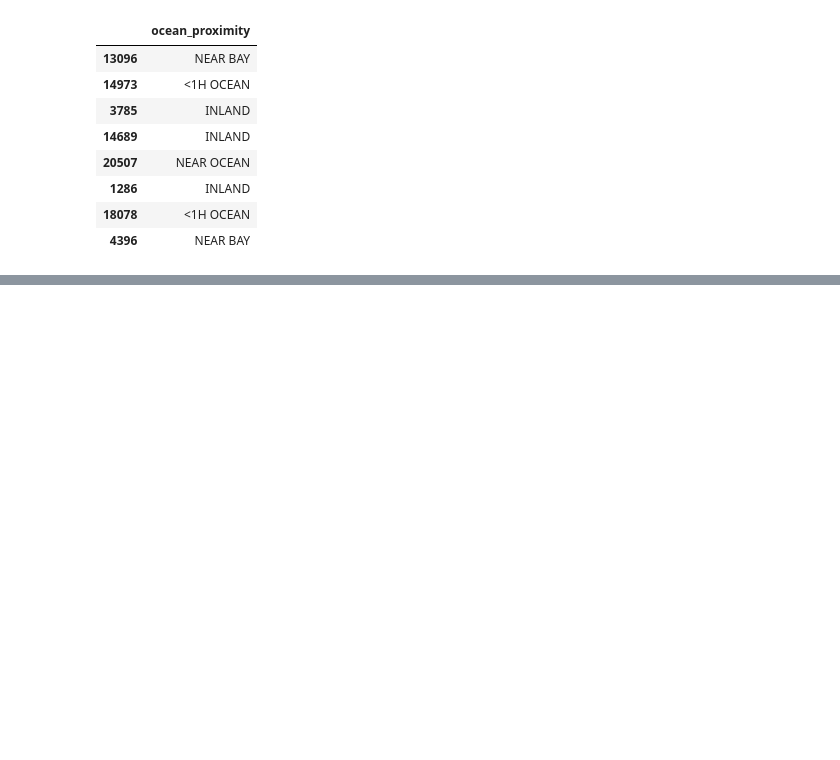
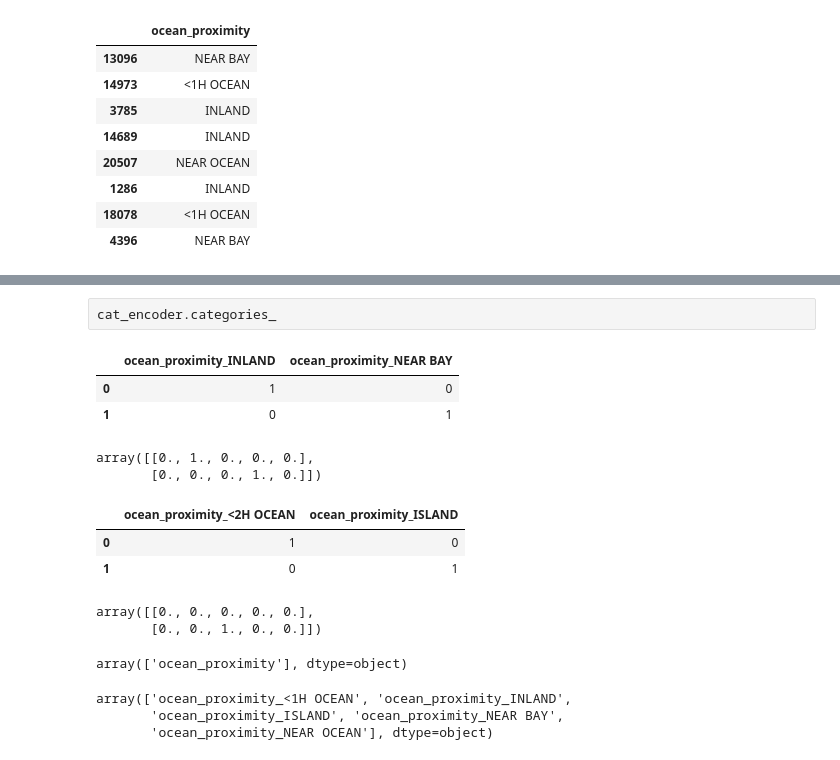
Before and after one commit to AiJared/HandsOnSklearn, a Jupyter notebook: Handson2.ipynb, the cells around one changed output, grey strips where cells are left out. Saved outputs shown, nothing was run; the diff lists cells and outputs as text; code cells hidden in the pictures; blank space fills up the shorter version.

```diff
--- a/Handson2.ipynb
+++ b/Handson2.ipynb
@@ -508,0 +569,37 @@ housing_cat.head(8)
+# %% [raw]
+cat_encoder.categories_
+# %%
+df_test = pd.DataFrame({"ocean_proximity": ["INLAND", "NEAR BAY"]})
+pd.get_dummies(df_test)
+# %% [output]
+|  | ocean_proximity_INLAND | ocean_proximity_NEAR BAY |
+| 0 | 1 | 0 |
+| 1 | 0 | 1 |
+# %%
+cat_encoder.transform(df_test)
+# %% [output]
+array([[0., 1., 0., 0., 0.],
+       [0., 0., 0., 1., 0.]])
+# %%
+df_test_unknown = pd.DataFrame({"ocean_proximity": ["<2H OCEAN", "ISLAND"]})
+pd.get_dummies(df_test_unknown)
+# %% [output]
+|  | ocean_proximity_<2H OCEAN | ocean_proximity_ISLAND |
+| 0 | 1 | 0 |
+| 1 | 0 | 1 |
+# %%
+cat_encoder.handle_unknown = "ignore"
+cat_encoder.transform(df_test_unknown)
+# %% [output]
+array([[0., 0., 0., 0., 0.],
+       [0., 0., 1., 0., 0.]])
+# %%
+cat_encoder.feature_names_in_
+# %% [output]
+array(['ocean_proximity'], dtype=object)
+# %%
+cat_encoder.get_feature_names_out()
+# %% [output]
+array(['ocean_proximity_<1H OCEAN', 'ocean_proximity_INLAND',
+       'ocean_proximity_ISLAND', 'ocean_proximity_NEAR BAY',
+       'ocean_proximity_NEAR OCEAN'], dtype=object)
```
Also changed, not shown: parts of 8 cells of this notebook.
